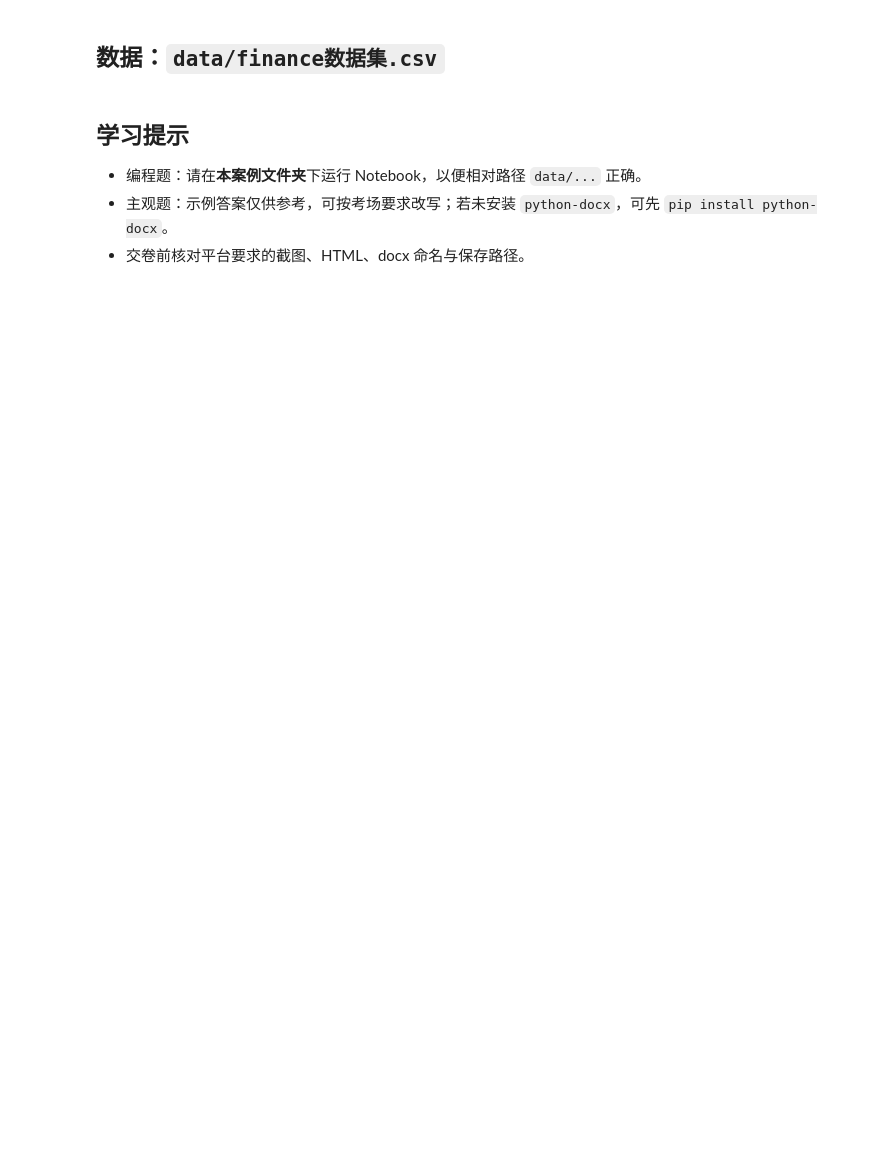
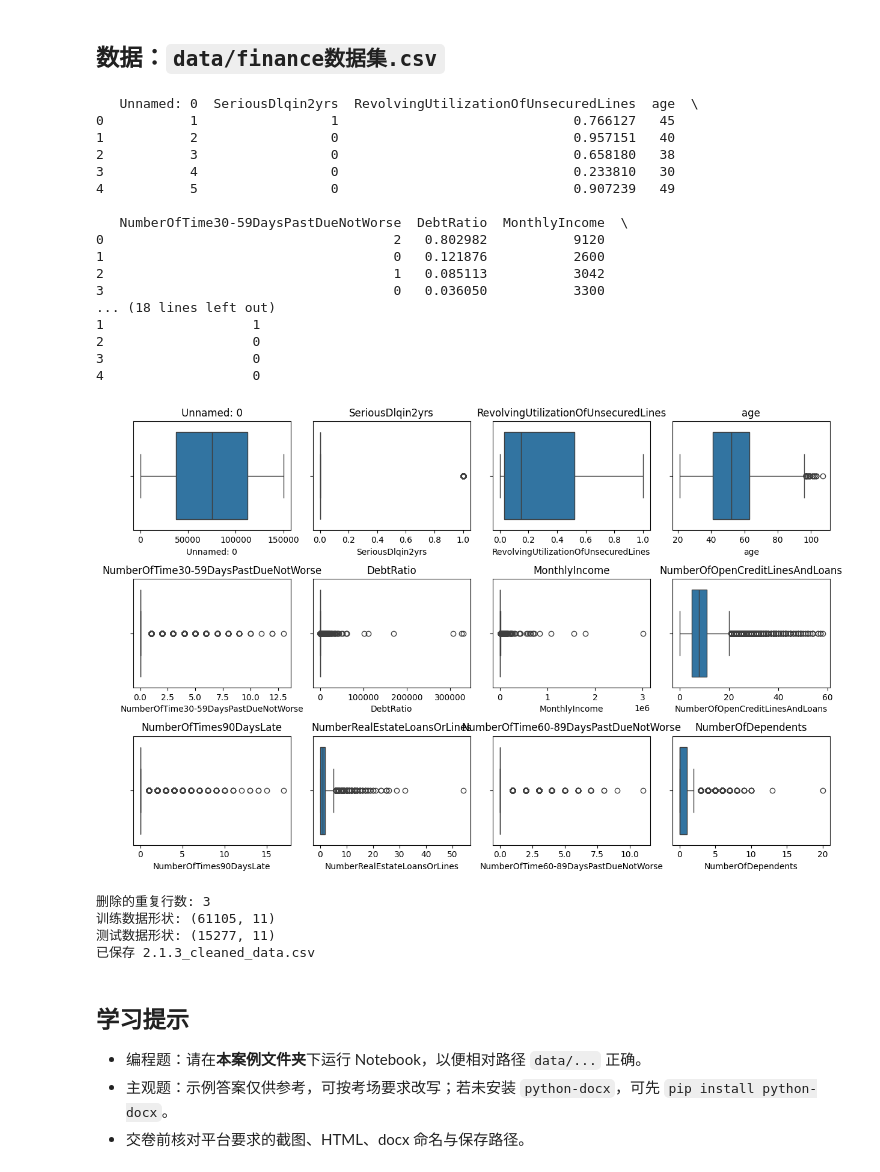
Before and after one commit to lr12338/ai3, a Jupyter notebook: 操作题/高效刷题版/practices/2.1.3_信用评分模型数据清洗和标注流程设计/刷题模板.ipynb, the cells around one changed output. Drawn from its saved outputs; the diff is of its cells as text; code cells hidden in the pictures; blank space fills up the shorter version.

```diff
--- a/操作题/高效刷题版/practices/2.1.3_信用评分模型数据清洗和标注流程设计/刷题模板.ipynb
+++ b/操作题/高效刷题版/practices/2.1.3_信用评分模型数据清洗和标注流程设计/刷题模板.ipynb
@@ -41,7 +57,7 @@ import seaborn as sns
 from sklearn.preprocessing import MinMaxScaler
 from sklearn.model_selection import train_test_split
 
-data = pd.read_csv('data/finance数据集.csv')
+data = pd.read_csv(r'data/finance数据集.csv')
 print(data.head())
 
 plt.figure(figsize=(12, 8))
@@ -53,36 +69,61 @@ for i, col in enumerate(numeric_cols, 1):
 plt.tight_layout()
 plt.show()
 
+#使用IQR处理异常值 IQR = Q3 - Q1
 Q1 = data[numeric_cols].quantile(0.25)
 Q3 = data[numeric_cols].quantile(0.75)
 IQR = Q3 - Q1
 
+#
 mask_out = (
     (data[numeric_cols] < (Q1 - 1.5 * IQR))
     | (data[numeric_cols] > (Q3 + 1.5 * IQR))
 ).any(axis=1)
 data_cleaned = data[~mask_out]
 
 dup_mask = data_cleaned.duplicated()
 num_dup = dup_mask.sum()
 data_cleaned = data_cleaned[~dup_mask]
 print(f"删除的重复行数: {num_dup}")
 
 scaler = MinMaxScaler()
 data_cleaned[numeric_cols] = scaler.fit_transform(data_cleaned[numeric_cols])
-
+#
 target_variable = 'SeriousDlqin2yrs'
 X = data_cleaned.drop(columns=[target_variable])
 y = data_cleaned[target_variable]
 
 X_train, X_test, y_train, y_test = train_test_split(
     X, y, test_size=0.2, random_state=42
 )
 print(f"训练数据形状: {X_train.shape}")
 print(f"测试数据形状: {X_test.shape}")
 
 data_cleaned.to_csv('2.1.3_cleaned_data.csv', index=False)
 print("已保存 2.1.3_cleaned_data.csv")
+# %% [output]
+   Unnamed: 0  SeriousDlqin2yrs  RevolvingUtilizationOfUnsecuredLines  age  \
+0           1                 1                              0.766127   45
+1           2                 0                              0.957151   40
+2           3                 0                              0.658180   38
+3           4                 0                              0.233810   30
+4           5                 0                              0.907239   49
+
+   NumberOfTime30-59DaysPastDueNotWorse  DebtRatio  MonthlyIncome  \
+0                                     2   0.802982           9120
+1                                     0   0.121876           2600
+2                                     1   0.085113           3042
+3                                     0   0.036050           3300
+... (18 lines left out)
+1                   1
+2                   0
+3                   0
+4                   0
+[figure, added]
+删除的重复行数: 3
+训练数据形状: (61105, 11)
+测试数据形状: (15277, 11)
+已保存 2.1.3_cleaned_data.csv
 # %% [markdown]
 ## 学习提示
 
```
Also changed, not shown: parts of 1 cell of this notebook, 48 other files.
